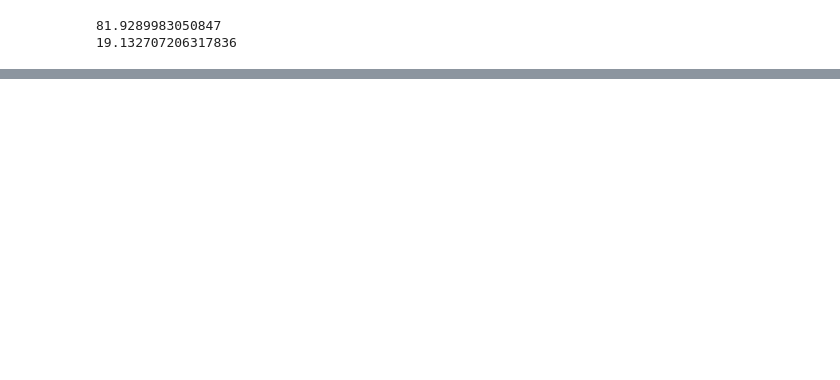
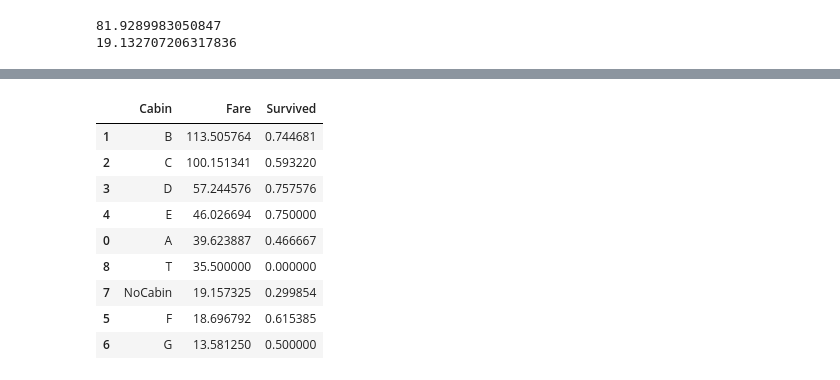
Before and after one commit to menghsin-2021/DA60, a Jupyter notebook: Day36/36 Homework_menghsin.ipynb, the cells around one changed output, grey strips where cells are left out. Saved outputs shown, nothing was run; the diff lists cells and outputs as text; code cells hidden in the pictures; blank space fills up the shorter version.

```diff
--- a/Day36/36 Homework_menghsin.ipynb
+++ b/Day36/36 Homework_menghsin.ipynb
@@ -295,0 +339,16 @@ print(df_merge_Fare_noC.mean())
+# %%
+#數值計算
+# df_train[['Cabin', 'Survived']].groupby(['Cabin'], as_index=False).mean().sort_values(by='Survived', ascending=False)
+# NoCabin的比例和 T 較接近
+df_train[['Cabin', 'Fare', 'Survived']].groupby(['Cabin'], as_index=False).mean().sort_values(by='Fare', ascending=False)
+# %% [output]
+|  | Cabin | Fare | Survived |
+| 1 | B | 113.505764 | 0.744681 |
+| 2 | C | 100.151341 | 0.593220 |
+| 3 | D | 57.244576 | 0.757576 |
+| 4 | E | 46.026694 | 0.750000 |
+| 0 | A | 39.623887 | 0.466667 |
+| 8 | T | 35.500000 | 0.000000 |
+| 7 | NoCabin | 19.157325 | 0.299854 |
+| 5 | F | 18.696792 | 0.615385 |
+| 6 | G | 13.581250 | 0.500000 |
```
Also changed, not shown: parts of 5 cells of this notebook, 3 other files.
